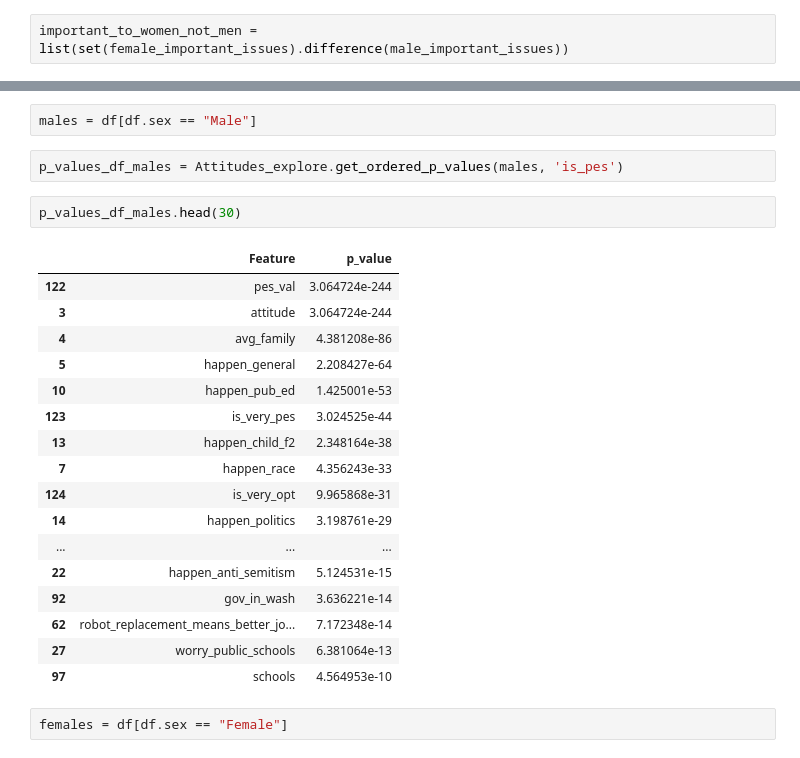
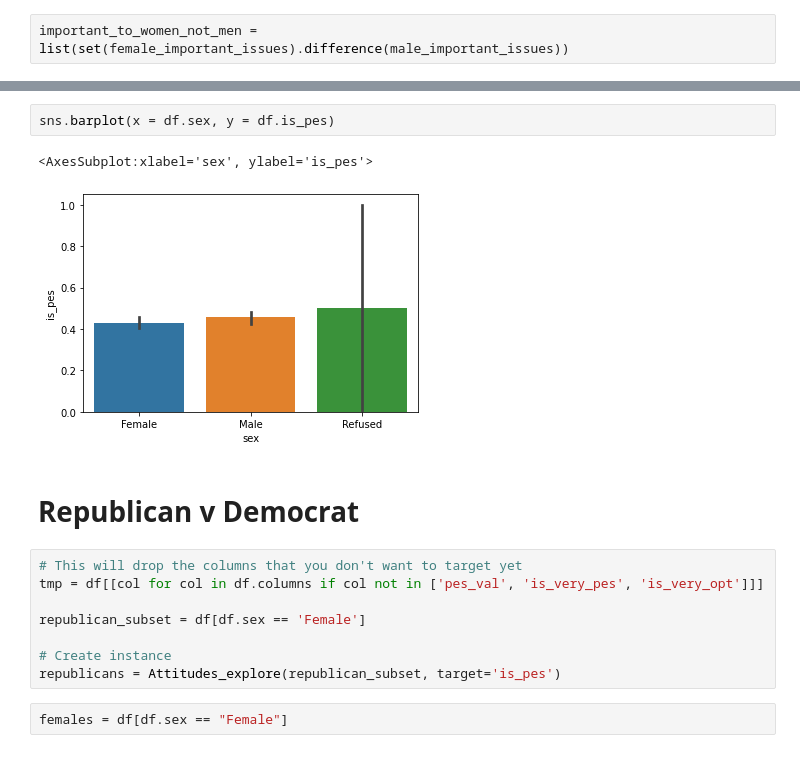
Before and after one commit to american-perspectives-capstone/american-attitudes, a Jupyter notebook: rough_notebooks/malachi_hale_individual_notebook.ipynb, the cells around one changed output, grey strips where cells are left out. Drawn from its saved outputs; the diff is of its cells as text.

```diff
--- a/rough_notebooks/malachi_hale_individual_notebook.ipynb
+++ b/rough_notebooks/malachi_hale_individual_notebook.ipynb
@@ -937,27 +888,18 @@ p_values_df.head(30)
-# %%
-males = df[df.sex == "Male"]
-# %%
-p_values_df_males = Attitudes_explore.get_ordered_p_values(males, 'is_pes')
-# %%
-p_values_df_males.head(30)
-# %% [output]
-|  | Feature | p_value |
-| 122 | pes_val | 3.064724e-244 |
-| 3 | attitude | 3.064724e-244 |
-| 4 | avg_family | 4.381208e-86 |
-| 5 | happen_general | 2.208427e-64 |
-| 10 | happen_pub_ed | 1.425001e-53 |
-| 123 | is_very_pes | 3.024525e-44 |
-| 13 | happen_child_f2 | 2.348164e-38 |
-| 7 | happen_race | 4.356243e-33 |
-| 124 | is_very_opt | 9.965868e-31 |
-| 14 | happen_politics | 3.198761e-29 |
-| ... | ... | ... |
-| 22 | happen_anti_semitism | 5.124531e-15 |
-| 92 | gov_in_wash | 3.636221e-14 |
-| 62 | robot_replacement_means_better_jo... | 7.172348e-14 |
-| 27 | worry_public_schools | 6.381064e-13 |
-| 97 | schools | 4.564953e-10 |
+# %%
+sns.barplot(x = df.sex, y = df.is_pes)
+# %% [output]
+<AxesSubplot:xlabel='sex', ylabel='is_pes'>
+[figure, added]
+# %% [markdown]
+# Republican v Democrat
+# %%
+# This will drop the columns that you don't want to target yet
+tmp = df[[col for col in df.columns if col not in ['pes_val', 'is_very_pes', 'is_very_opt']]]
+
+republican_subset = df[df.sex == 'Female']
+
+# Create instance
+republicans = Attitudes_explore(republican_subset, target='is_pes')
 # %%
 females = df[df.sex == "Female"]
 # %%
```
Also changed, not shown: parts of 17 cells of this notebook.
